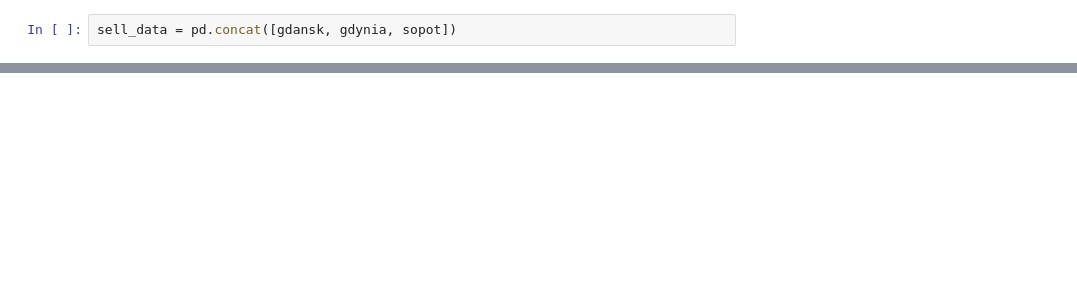
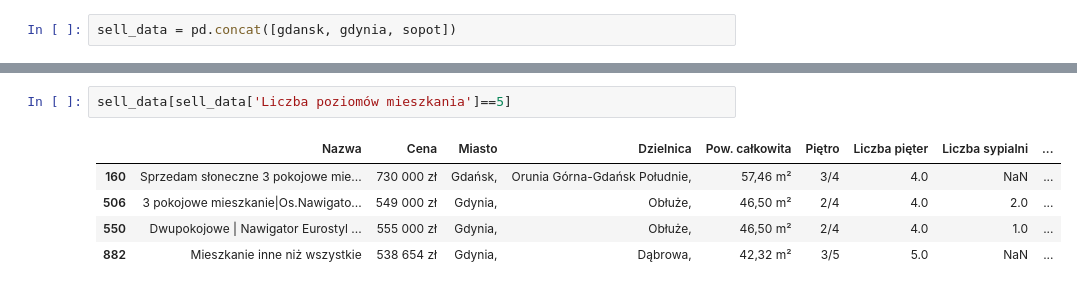
Before and after one commit to WaznyKamo/Tricity-housing, a Jupyter notebook: Tricity-housing-EDA.ipynb, the cells around one changed output, grey strips where cells are left out. Cells and saved outputs as stored; diff of their text form; blank space fills up the shorter version.

```diff
--- a/Tricity-housing-EDA.ipynb
+++ b/Tricity-housing-EDA.ipynb
@@ -48,0 +118,8 @@ memory usage: 1.7+ MB
+# %%
+sell_data[sell_data['Liczba poziomów mieszkania']==5]
+# %% [output]
+|  | Nazwa | Cena | Miasto | Dzielnica | Pow. całkowita | Piętro | Liczba pięter | Liczba sypialni | ... |
+| 160 | Sprzedam słoneczne 3 pokojowe mie... | 730 000 zł | Gdańsk, | Orunia Górna-Gdańsk Południe, | 57,46 m² | 3/4 | 4.0 | NaN | ... |
+| 506 | 3 pokojowe mieszkanie|Os.Nawigato... | 549 000 zł | Gdynia, | Obłuże, | 46,50 m² | 2/4 | 4.0 | 2.0 | ... |
+| 550 | Dwupokojowe | Nawigator Eurostyl ... | 555 000 zł | Gdynia, | Obłuże, | 46,50 m² | 2/4 | 4.0 | 1.0 | ... |
+| 882 | Mieszkanie inne niż wszystkie | 538 654 zł | Gdynia, | Dąbrowa, | 42,32 m² | 3/5 | 5.0 | NaN | ... |
```
Also changed, not shown: parts of 9 cells of this notebook, 8 other files.
